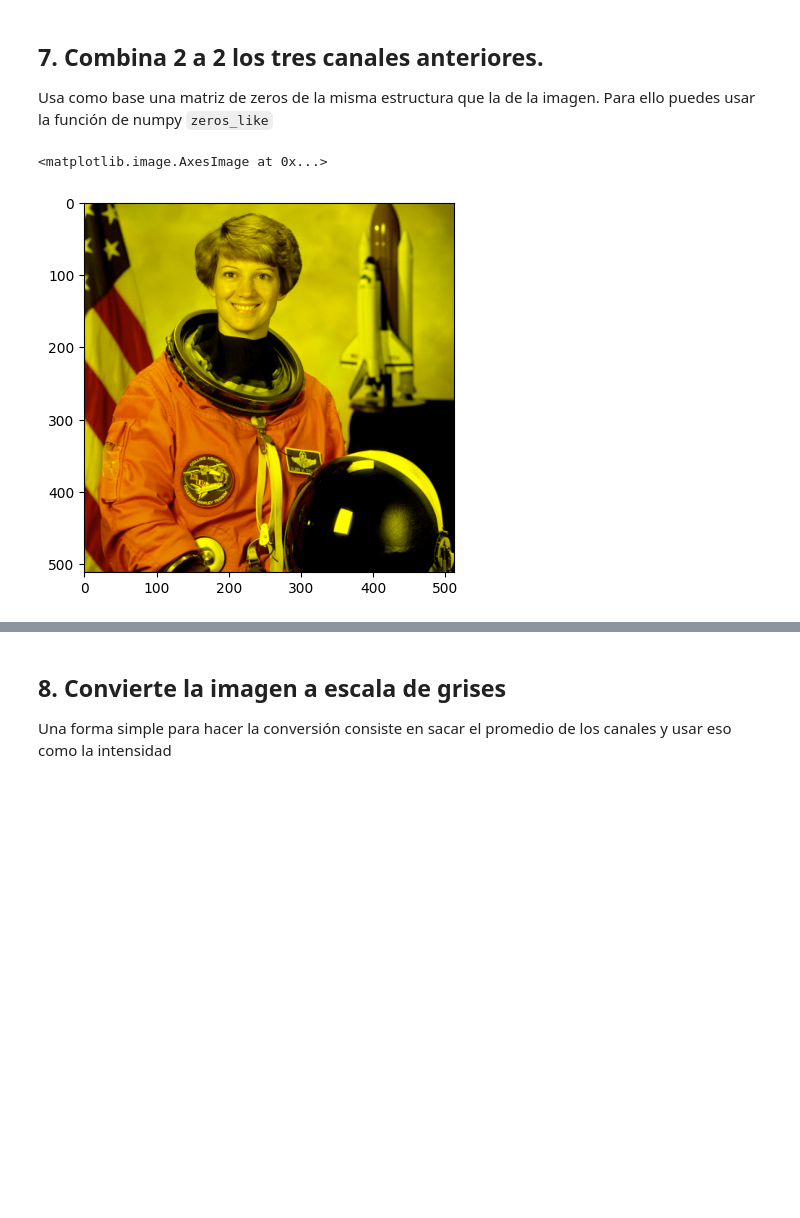
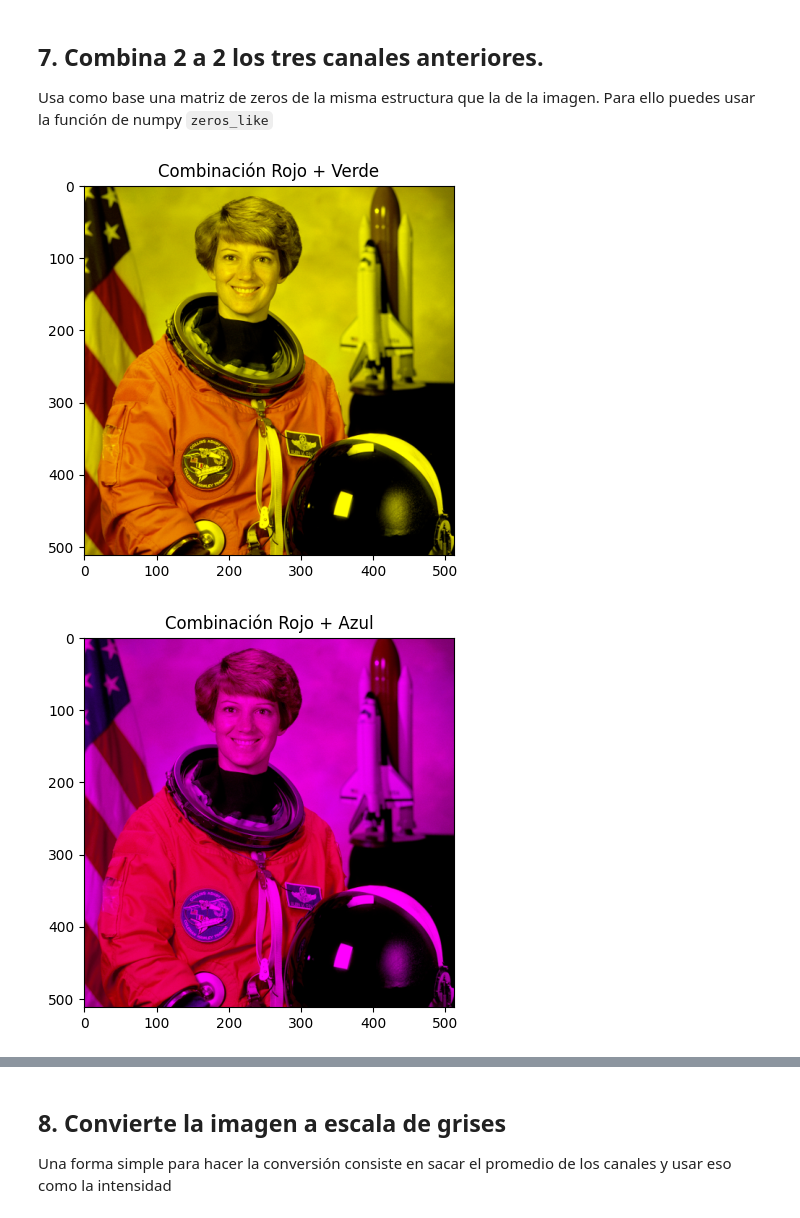
Before and after one commit to Alvariill0/IA-Y-BIG-DATA-ALVARO, a Jupyter notebook: PIA/Numpy/Ejercicios 7 - Plantilla.ipynb, the cells around one changed output, grey strips where cells are left out. Drawn from its saved outputs; the diff is of its cells as text; code cells hidden in the pictures; blank space fills up the shorter version.

````diff
--- a/PIA/Numpy/Ejercicios 7 - Plantilla.ipynb
+++ b/PIA/Numpy/Ejercicios 7 - Plantilla.ipynb
@@ -147,23 +147,39 @@ plt.show()
 # %% [markdown]
 ## 7. Combina 2 a 2 los tres canales anteriores.
 Usa como base una matriz de zeros de la misma estructura que la de la imagen. Para ello puedes usar la función de numpy ```zeros_like```
-# %%
-
-astronauta = data.astronaut()
-
-# Canales rojo y verde
-rojo = astronauta[:,:,0]  # Canal rojo
-verde = astronauta[:,:,1]  # Canal verde
-
-# Imagen coimbinada
-combinada = np.zeros_like(astronauta)
-
-# Asignar el canal rojo y verde a la imagen combinada
-combinada[:,:,0] = rojo  # Canal rojo
-combinada[:,:,1] = verde  # Canal verde
-
-# Mostrar la imagen combinada
-plt.imshow(combinada)
-# %% [output]
-<matplotlib.image.AxesImage at 0x...>
-[figure, removed]
+# %%
+astronauta = data.astronaut()
+# Combinar canales 2 a 2 y mostrar
+
+# Canales rojo y verde
+rojo = astronauta[:,:,0]  # Canal rojo
+verde = astronauta[:,:,1]  # Canal verde
+
+# Crear una imagen combinando rojo y verde
+rojo_verde = np.zeros_like(astronauta)
+rojo_verde[:,:,0] = rojo  # Canal rojo
+rojo_verde[:,:,1] = verde  # Canal verde
+# Mostrar la imagen combinada
+plt.imshow(rojo_verde)
+plt.title("Combinación Rojo + Verde")
+plt.show()
+
+# Canales rojo y azul
+azul = astronauta[:,:,2]  # Canal azul
+rojo_azul = np.zeros_like(astronauta)
+rojo_azul[:,:,0] = rojo  # Canal rojo
+rojo_azul[:,:,2] = azul  # Canal azul
+plt.imshow(rojo_azul)
+plt.title("Combinación Rojo + Azul")
+plt.show()
+
+# Canales verde y azul
+verde_azul = np.zeros_like(astronauta)
+verde_azul[:,:,1] = verde  # Canal verde
+verde_azul[:,:,2] = azul   # Canal azul
+plt.imshow(verde_azul)
+plt.title("Combinación Verde + Azul")
+plt.show()
+# %% [output]
+[figure, added]
+[figure, added]
````
Also changed, not shown: parts of 6 cells of this notebook.
